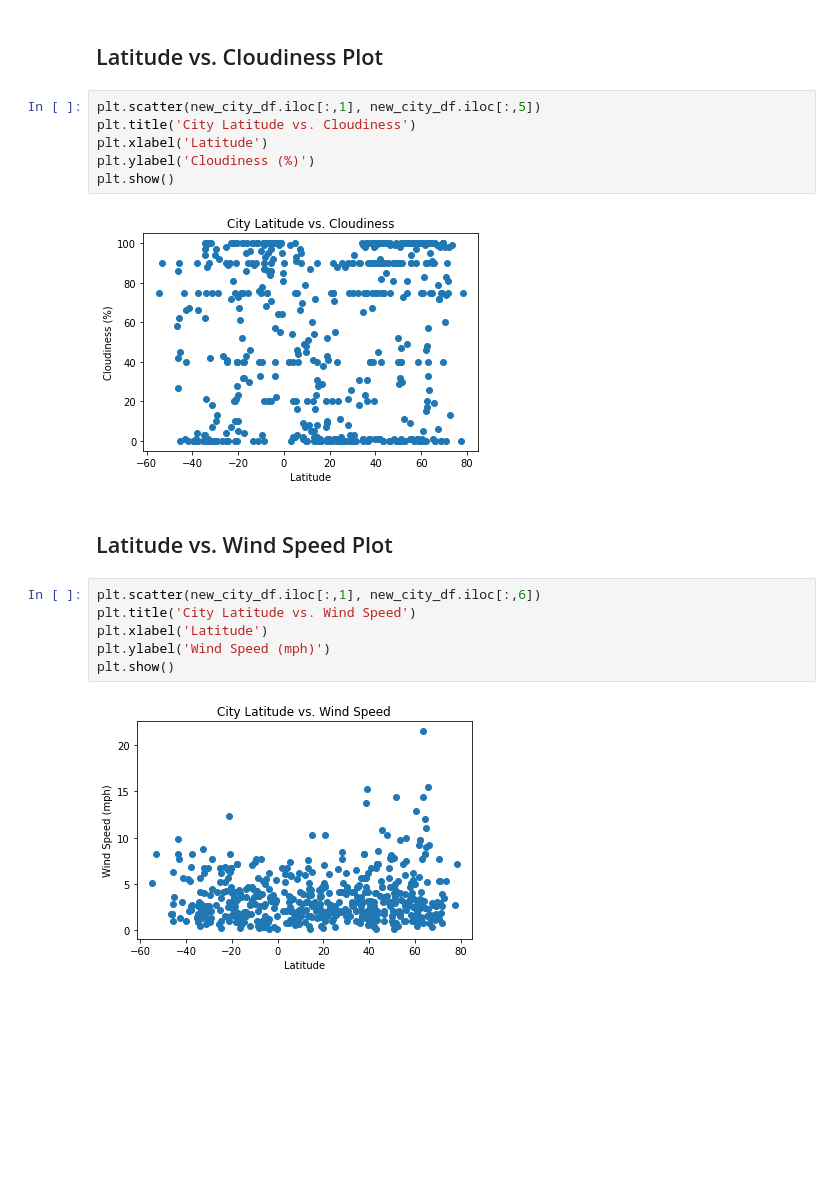
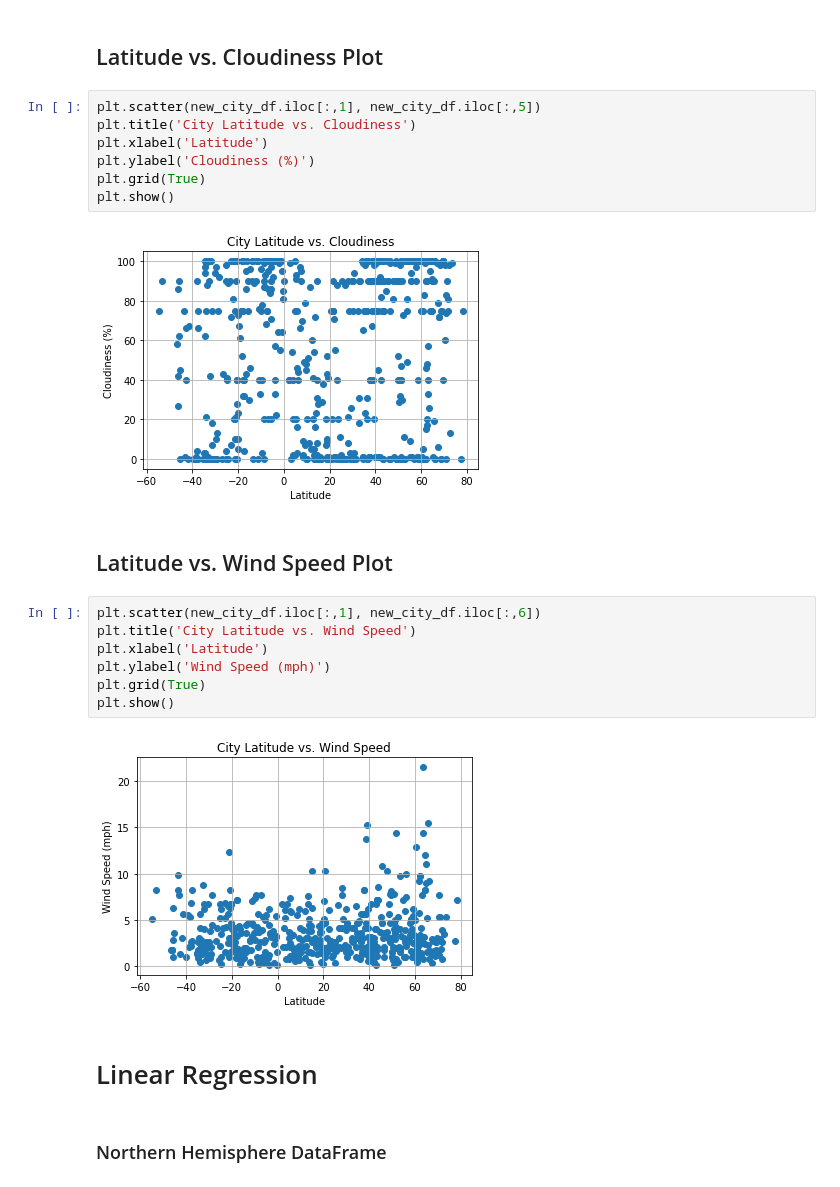
Before and after one commit to danieltp92/python-api-challenge, a Jupyter notebook: WeatherPy/WeatherPy.ipynb, the cells around one changed output. Saved outputs shown, nothing was run; the diff lists cells and outputs as text; blank space fills up the shorter version.

```diff
--- a/WeatherPy/WeatherPy.ipynb
+++ b/WeatherPy/WeatherPy.ipynb
@@ -233,11 +235,12 @@ plt.show()
 # %%
 plt.scatter(new_city_df.iloc[:,1], new_city_df.iloc[:,5])
 plt.title('City Latitude vs. Cloudiness')
 plt.xlabel('Latitude')
 plt.ylabel('Cloudiness (%)')
+plt.grid(True)
 plt.show()
 # %% [output]
-[figure, old version]
+[figure, new version]
 # %% [markdown]
 ## Latitude vs. Wind Speed Plot
 # %%
@@ -245,6 +248,11 @@ plt.scatter(new_city_df.iloc[:,1], new_city_df.iloc[:,6])
 plt.title('City Latitude vs. Wind Speed')
 plt.xlabel('Latitude')
 plt.ylabel('Wind Speed (mph)')
+plt.grid(True)
 plt.show()
 # %% [output]
-[figure, old version]
+[figure, new version]
+# %% [markdown]
+# Linear Regression
+# %% [markdown]
+### Northern Hemisphere DataFrame
```
Also changed, not shown: parts of 23 cells of this notebook.
